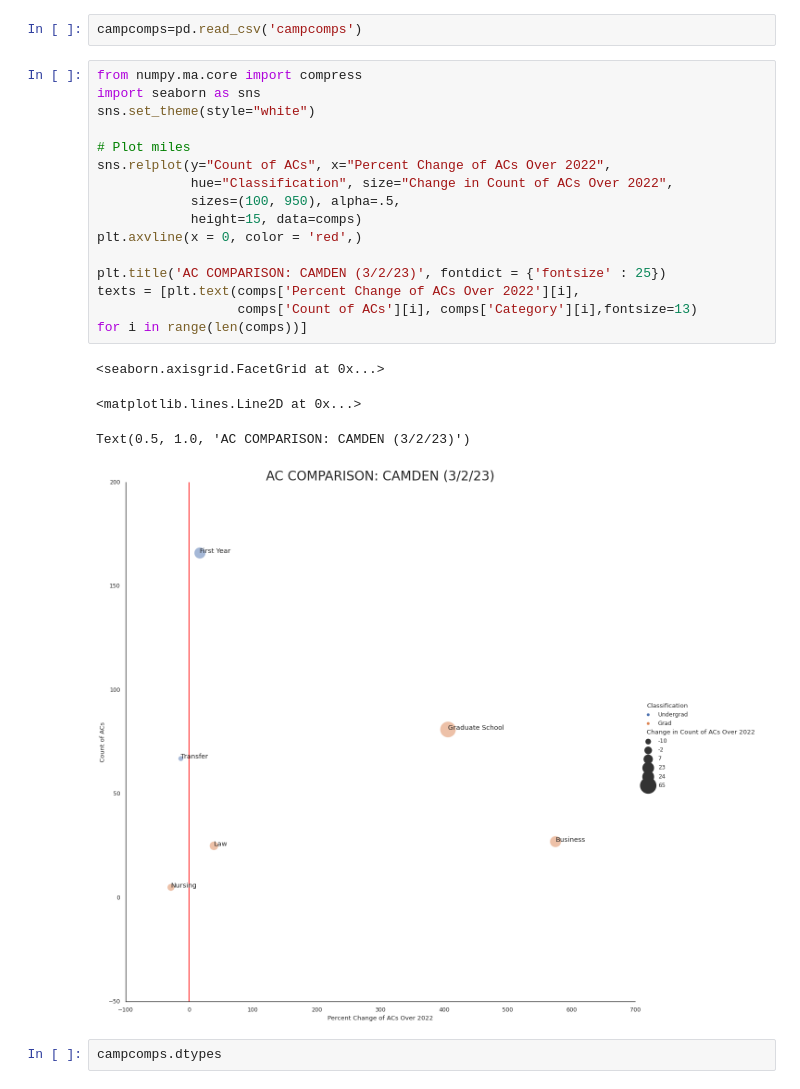
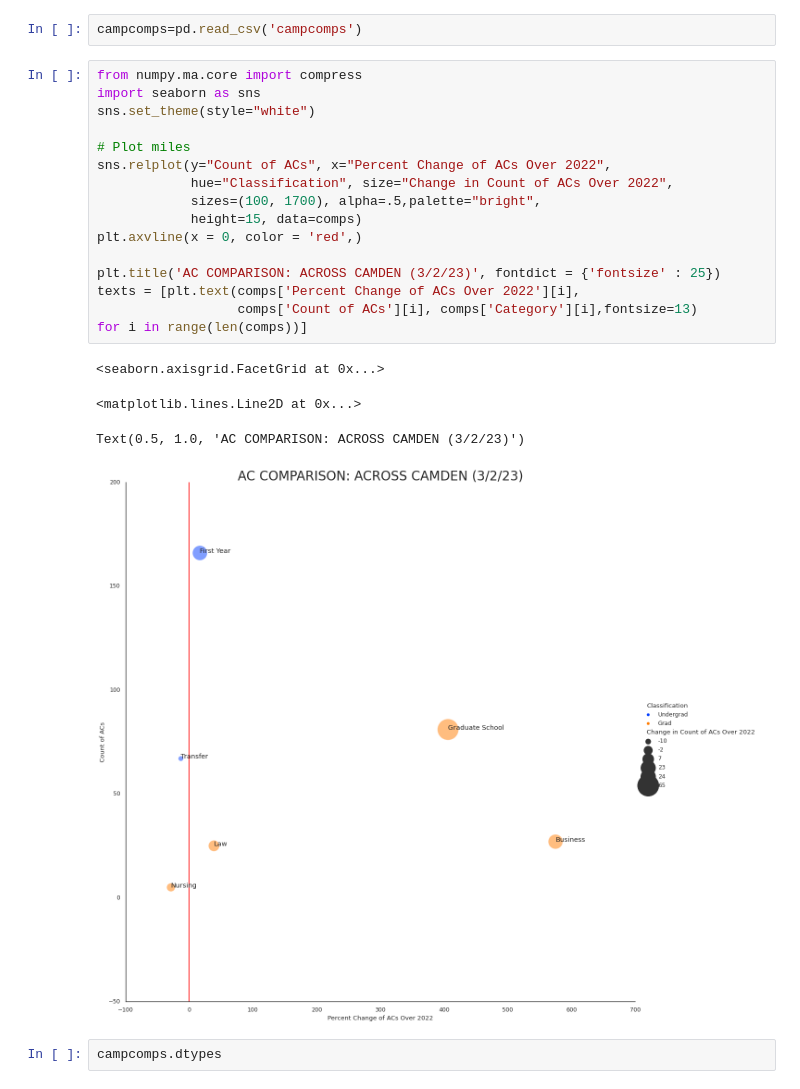
Before and after one commit to theaok/vis-sp23-ewattudo, a Jupyter notebook: PS4.ipynb, the cells around one changed output. Cells and saved outputs as stored; diff of their text form.

```diff
--- a/PS4.ipynb
+++ b/PS4.ipynb
@@ -114,24 +114,24 @@ campcomps=pd.read_csv('campcomps')
 # %%
 from numpy.ma.core import compress
 import seaborn as sns
 sns.set_theme(style="white")
 
 # Plot miles
 sns.relplot(y="Count of ACs", x="Percent Change of ACs Over 2022",
             hue="Classification", size="Change in Count of ACs Over 2022",
-            sizes=(100, 950), alpha=.5,
+            sizes=(100, 1700), alpha=.5,palette="bright",
             height=15, data=comps)
 plt.axvline(x = 0, color = 'red',)
 
-plt.title('AC COMPARISON: CAMDEN (3/2/23)', fontdict = {'fontsize' : 25})
+plt.title('AC COMPARISON: ACROSS CAMDEN (3/2/23)', fontdict = {'fontsize' : 25})
 texts = [plt.text(comps['Percent Change of ACs Over 2022'][i],
                   comps['Count of ACs'][i], comps['Category'][i],fontsize=13)
 for i in range(len(comps))]
 # %% [output]
 <seaborn.axisgrid.FacetGrid at 0x...>
 <matplotlib.lines.Line2D at 0x...>
-Text(0.5, 1.0, 'AC COMPARISON: CAMDEN (3/2/23)')
+Text(0.5, 1.0, 'AC COMPARISON: ACROSS CAMDEN (3/2/23)')
-[figure, old version]
+[figure, new version]
 # %%
 campcomps.dtypes
 # %% [output]
```
Also changed, not shown: parts of 1 cell of this notebook.
